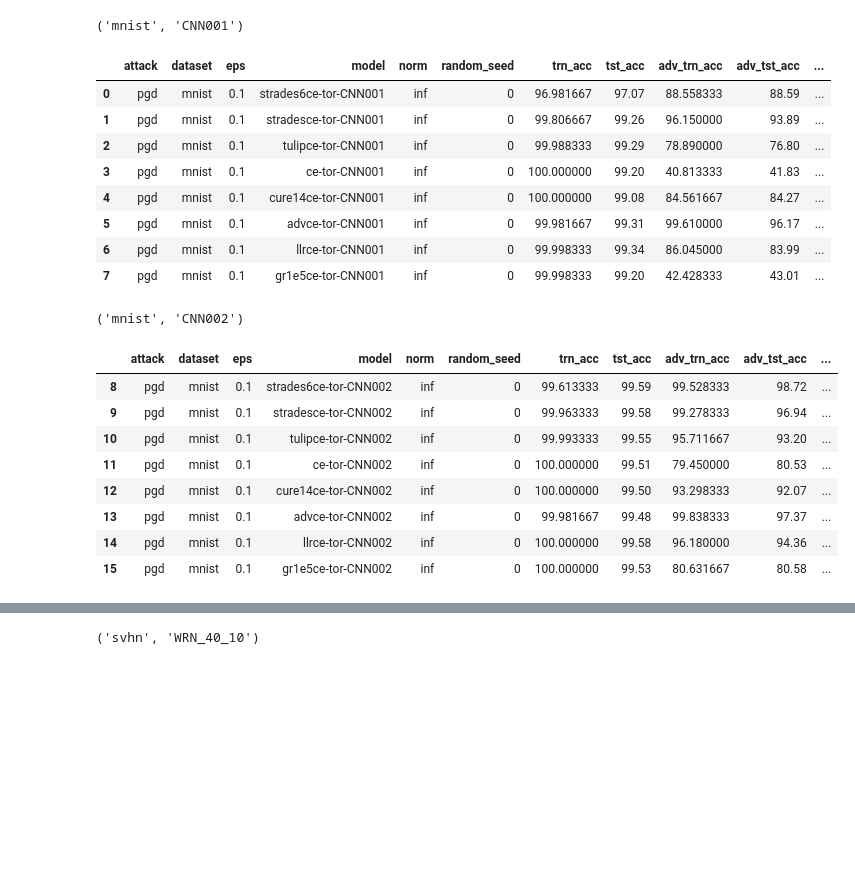
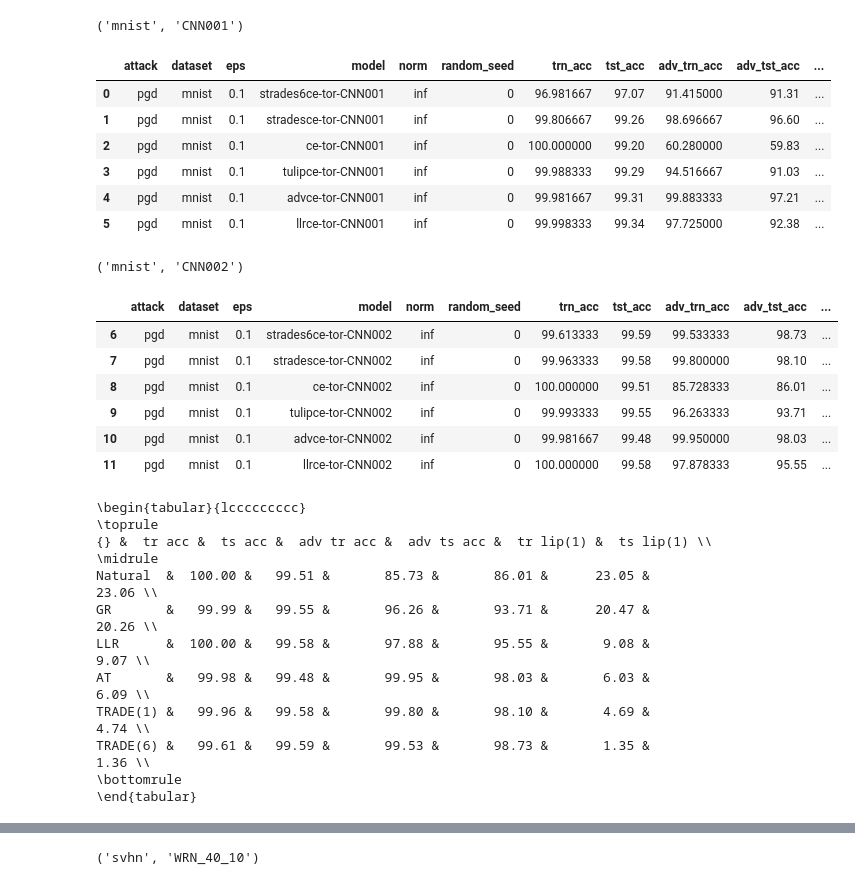
Before and after one commit to yangarbiter/blindguess, a Jupyter notebook: plot.ipynb, the cells around one changed output, grey strips where cells are left out. Cells and saved outputs as stored; diff of their text form; code cells hidden in the pictures; blank space fills up the shorter version.

```diff
--- a/plot.ipynb
+++ b/plot.ipynb
@@ -120,25 +139,33 @@ def display_results(exp, otherExp=None):
 # %%
-df = display_results(mnistLip, mnistOtherLips)
+df = display_results_fix(mnistFixLips)
 output_latex(df)
 # %% [output]
 ('mnist', 'CNN001')
 |  | attack | dataset | eps | model | norm | random_seed | trn_acc | tst_acc | adv_trn_acc | adv_tst_acc | ... |
-| 0 | pgd | mnist | 0.1 | strades6ce-tor-CNN001 | inf | 0 | 96.981667 | 97.07 | 88.558333 | 88.59 | ... |
-| 1 | pgd | mnist | 0.1 | stradesce-tor-CNN001 | inf | 0 | 99.806667 | 99.26 | 96.150000 | 93.89 | ... |
-| 2 | pgd | mnist | 0.1 | tulipce-tor-CNN001 | inf | 0 | 99.988333 | 99.29 | 78.890000 | 76.80 | ... |
-| 3 | pgd | mnist | 0.1 | ce-tor-CNN001 | inf | 0 | 100.000000 | 99.20 | 40.813333 | 41.83 | ... |
-| 4 | pgd | mnist | 0.1 | cure14ce-tor-CNN001 | inf | 0 | 100.000000 | 99.08 | 84.561667 | 84.27 | ... |
-| 5 | pgd | mnist | 0.1 | advce-tor-CNN001 | inf | 0 | 99.981667 | 99.31 | 99.610000 | 96.17 | ... |
-| 6 | pgd | mnist | 0.1 | llrce-tor-CNN001 | inf | 0 | 99.998333 | 99.34 | 86.045000 | 83.99 | ... |
-| 7 | pgd | mnist | 0.1 | gr1e5ce-tor-CNN001 | inf | 0 | 99.998333 | 99.20 | 42.428333 | 43.01 | ... |
+| 0 | pgd | mnist | 0.1 | strades6ce-tor-CNN001 | inf | 0 | 96.981667 | 97.07 | 91.415000 | 91.31 | ... |
+| 1 | pgd | mnist | 0.1 | stradesce-tor-CNN001 | inf | 0 | 99.806667 | 99.26 | 98.696667 | 96.60 | ... |
+| 2 | pgd | mnist | 0.1 | ce-tor-CNN001 | inf | 0 | 100.000000 | 99.20 | 60.280000 | 59.83 | ... |
+| 3 | pgd | mnist | 0.1 | tulipce-tor-CNN001 | inf | 0 | 99.988333 | 99.29 | 94.516667 | 91.03 | ... |
+| 4 | pgd | mnist | 0.1 | advce-tor-CNN001 | inf | 0 | 99.981667 | 99.31 | 99.883333 | 97.21 | ... |
+| 5 | pgd | mnist | 0.1 | llrce-tor-CNN001 | inf | 0 | 99.998333 | 99.34 | 97.725000 | 92.38 | ... |
 ('mnist', 'CNN002')
 |  | attack | dataset | eps | model | norm | random_seed | trn_acc | tst_acc | adv_trn_acc | adv_tst_acc | ... |
-| 8 | pgd | mnist | 0.1 | strades6ce-tor-CNN002 | inf | 0 | 99.613333 | 99.59 | 99.528333 | 98.72 | ... |
-| 9 | pgd | mnist | 0.1 | stradesce-tor-CNN002 | inf | 0 | 99.963333 | 99.58 | 99.278333 | 96.94 | ... |
-| 10 | pgd | mnist | 0.1 | tulipce-tor-CNN002 | inf | 0 | 99.993333 | 99.55 | 95.711667 | 93.20 | ... |
-| 11 | pgd | mnist | 0.1 | ce-tor-CNN002 | inf | 0 | 100.000000 | 99.51 | 79.450000 | 80.53 | ... |
-| 12 | pgd | mnist | 0.1 | cure14ce-tor-CNN002 | inf | 0 | 100.000000 | 99.50 | 93.298333 | 92.07 | ... |
-| 13 | pgd | mnist | 0.1 | advce-tor-CNN002 | inf | 0 | 99.981667 | 99.48 | 99.838333 | 97.37 | ... |
-| 14 | pgd | mnist | 0.1 | llrce-tor-CNN002 | inf | 0 | 100.000000 | 99.58 | 96.180000 | 94.36 | ... |
-| 15 | pgd | mnist | 0.1 | gr1e5ce-tor-CNN002 | inf | 0 | 100.000000 | 99.53 | 80.631667 | 80.58 | ... |
+| 6 | pgd | mnist | 0.1 | strades6ce-tor-CNN002 | inf | 0 | 99.613333 | 99.59 | 99.533333 | 98.73 | ... |
+| 7 | pgd | mnist | 0.1 | stradesce-tor-CNN002 | inf | 0 | 99.963333 | 99.58 | 99.800000 | 98.10 | ... |
+| 8 | pgd | mnist | 0.1 | ce-tor-CNN002 | inf | 0 | 100.000000 | 99.51 | 85.728333 | 86.01 | ... |
+| 9 | pgd | mnist | 0.1 | tulipce-tor-CNN002 | inf | 0 | 99.993333 | 99.55 | 96.263333 | 93.71 | ... |
+| 10 | pgd | mnist | 0.1 | advce-tor-CNN002 | inf | 0 | 99.981667 | 99.48 | 99.950000 | 98.03 | ... |
+| 11 | pgd | mnist | 0.1 | llrce-tor-CNN002 | inf | 0 | 100.000000 | 99.58 | 97.878333 | 95.55 | ... |
+\begin{tabular}{lccccccccc}
+\toprule
+{} &  tr acc &  ts acc &  adv tr acc &  adv ts acc &  tr lip(1) &  ts lip(1) \\
+\midrule
+Natural  &  100.00 &   99.51 &       85.73 &       86.01 &      23.05 &      23.06 \\
+GR       &   99.99 &   99.55 &       96.26 &       93.71 &      20.47 &      20.26 \\
+LLR      &  100.00 &   99.58 &       97.88 &       95.55 &       9.08 &       9.07 \\
+AT       &   99.98 &   99.48 &       99.95 &       98.03 &       6.03 &       6.09 \\
+TRADE(1) &   99.96 &   99.58 &       99.80 &       98.10 &       4.69 &       4.74 \\
+TRADE(6) &   99.61 &   99.59 &       99.53 &       98.73 &       1.35 &       1.36 \\
+\bottomrule
+\end{tabular}
 # %%
```
Also changed, not shown: parts of 24 cells of this notebook, 1 other file.
